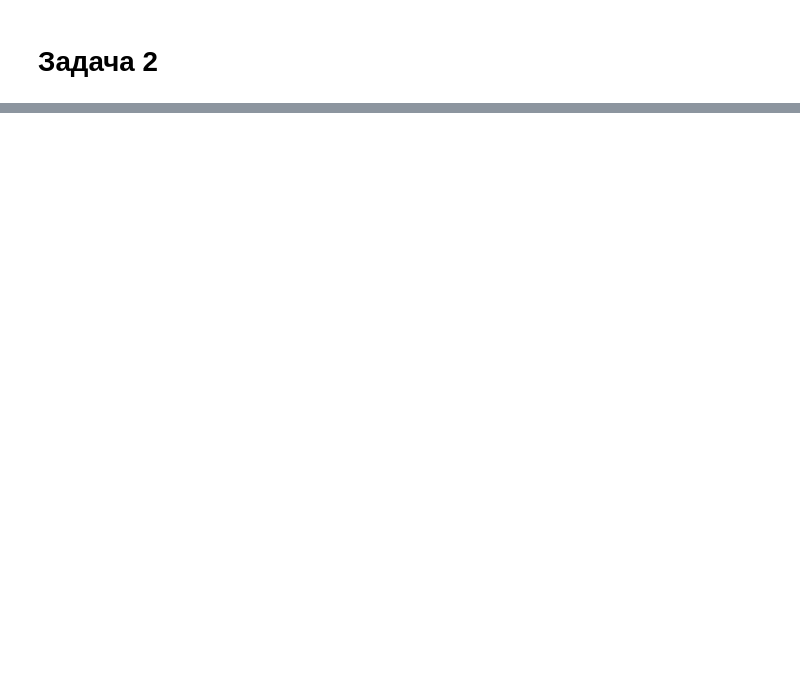
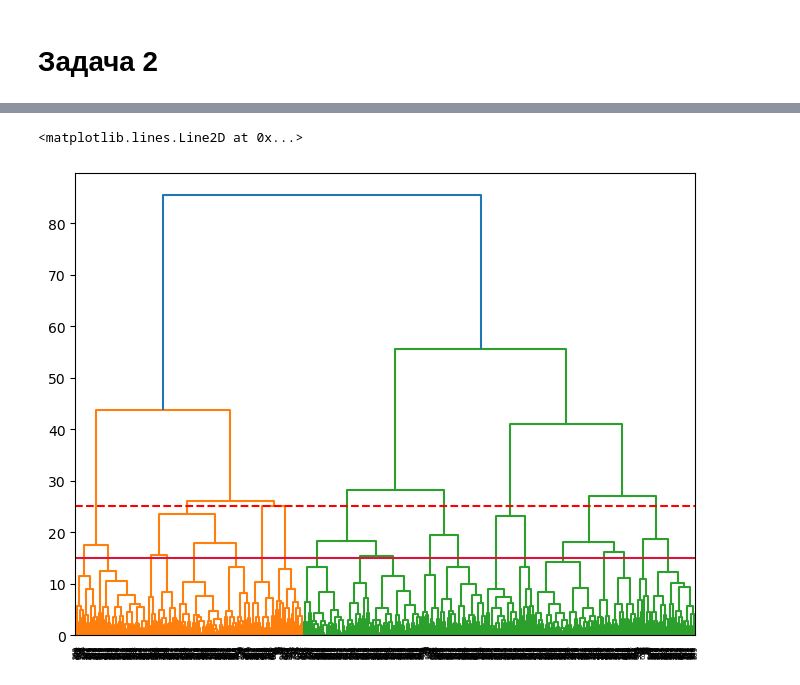
Before and after one commit to Otocolobus-manules/Mashine-Learning_3_semestr, a Jupyter notebook: Работа 6/Abramov_Egor_Lab_6.ipynb, the cells around one changed output, grey strips where cells are left out. Cells and saved outputs as stored; diff of their text form; code cells hidden in the pictures; blank space fills up the shorter version.

```diff
--- a/Работа 6/Abramov_Egor_Lab_6.ipynb
+++ b/Работа 6/Abramov_Egor_Lab_6.ipynb
@@ -484,0 +506,12 @@ KeyboardInterrupt:
+# %%
+cluster_reg = hierarchy.linkage(x_reg, method="ward")
+
+cluster_class = hierarchy.linkage(x_class, method="ward")
+# %%
+plt.figure(figsize=(8, 6))
+dendrogram = hierarchy.dendrogram(cluster_reg)
+plt.axhline(25, color='red', linestyle='--')
+plt.axhline(15, color='crimson')
+# %% [output]
+<matplotlib.lines.Line2D at 0x...>
+[figure, added]
```
Also changed, not shown: parts of 51 cells of this notebook.
